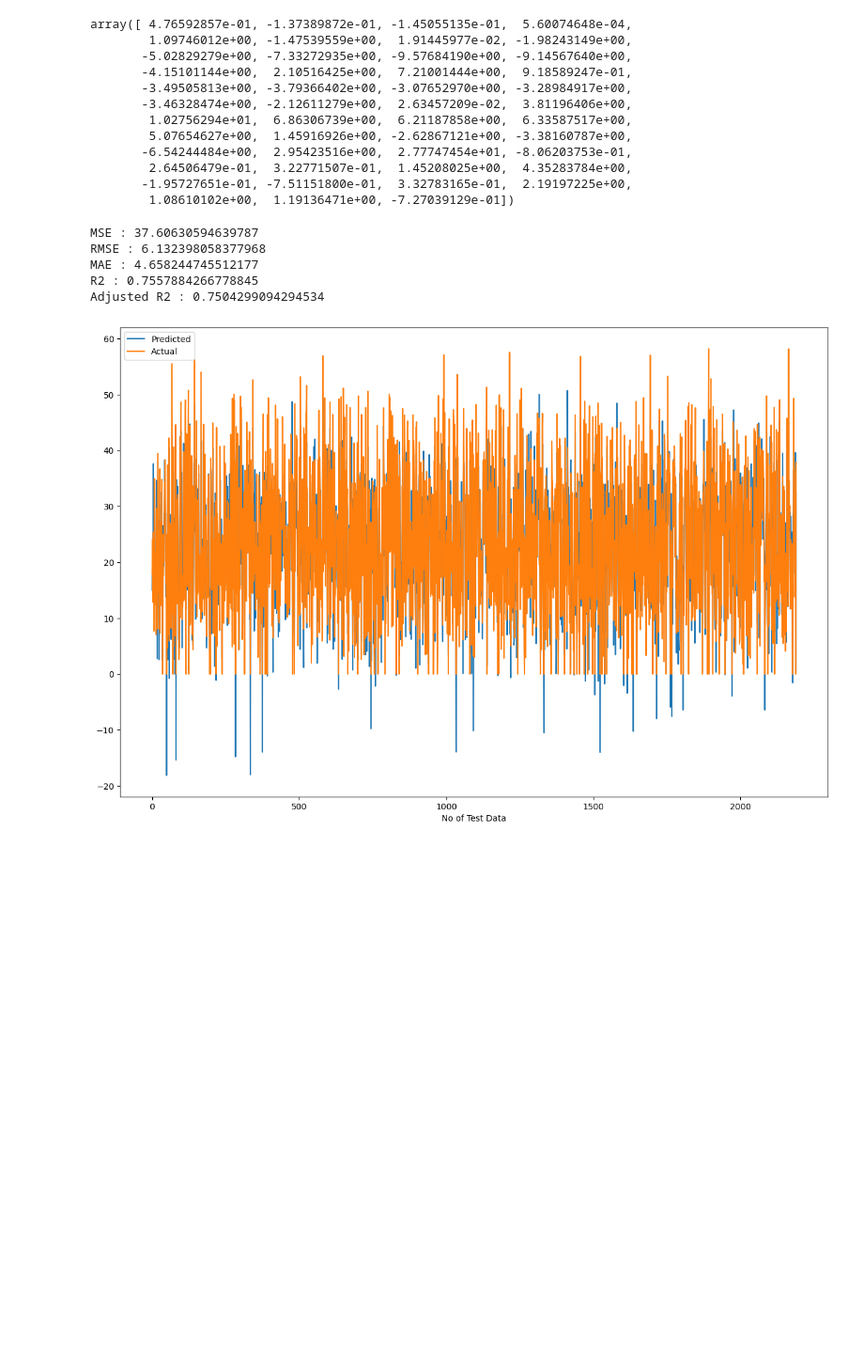
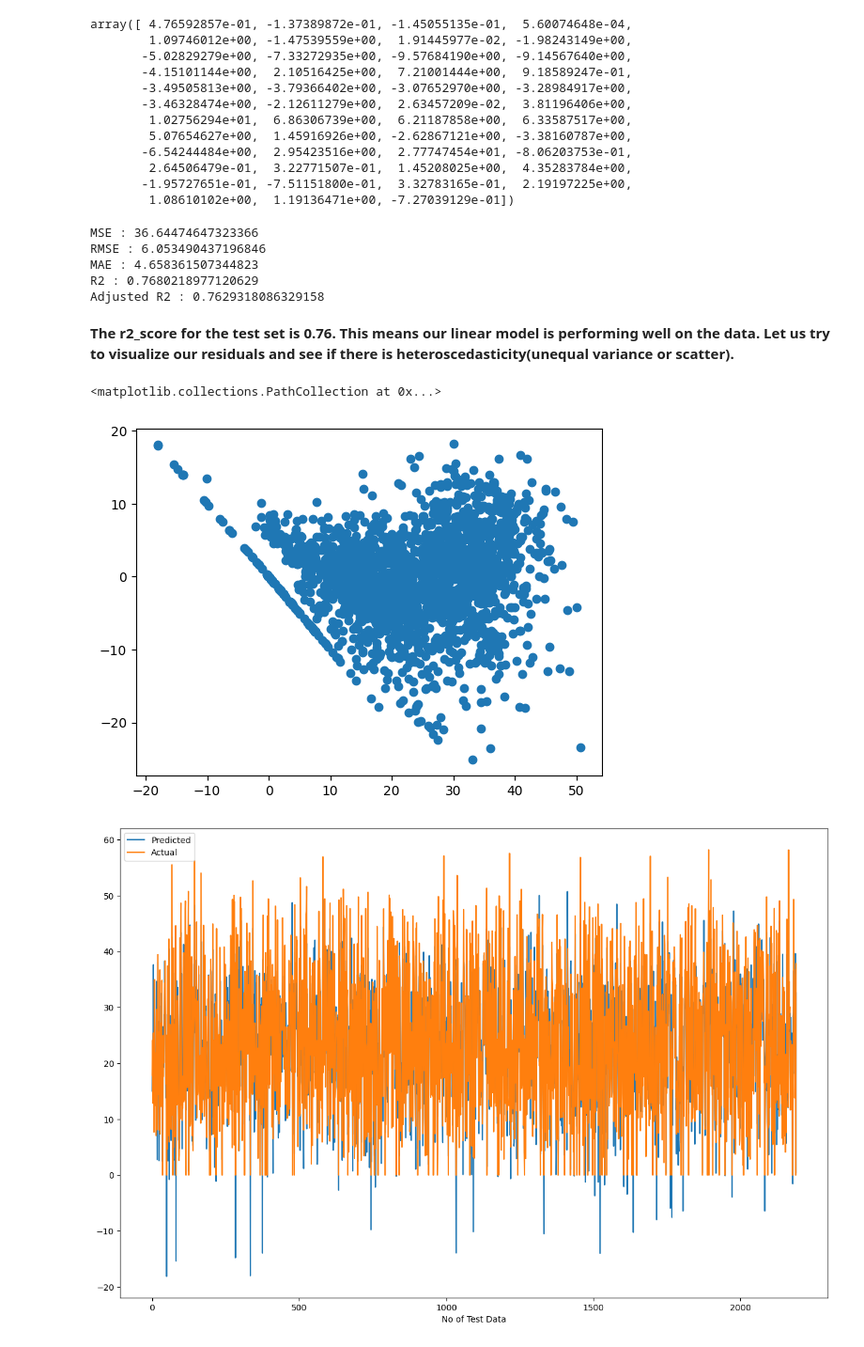
Before and after one commit to Bhoomikadayal/casptone-project---2-Regression, a Jupyter notebook: Bike_Sharing_Demand_Remake.ipynb, the cells around one changed output. Shown at 94% size. Drawn from its saved outputs; the diff is of its cells as text; code cells hidden in the pictures; blank space fills up the shorter version.

```diff
--- a/Bike_Sharing_Demand_Remake.ipynb
+++ b/Bike_Sharing_Demand_Remake.ipynb
@@ -820,7 +814,7 @@ y_pred_test=reg.predict(X_test)
 #import the packages
 from sklearn.metrics import mean_squared_error
 #calculate MSE
-MSE_lr= mean_squared_error((y_train), (y_pred_train))
+MSE_lr= mean_squared_error(y_test, y_pred_test)
 print("MSE :",MSE_lr)
 
 #calculate RMSE
@@ -829,21 +823,22 @@ print("RMSE :",RMSE_lr)
 
 
 #calculate MAE
-MAE_lr= mean_absolute_error(y_train, y_pred_train)
+MAE_lr= mean_absolute_error(y_test, y_pred_test)
 print("MAE :",MAE_lr)
-
 
 
 #import the packages
 from sklearn.metrics import r2_score
 #calculate r2 and adjusted r2
-r2_lr= r2_score(y_train, y_pred_train)
+r2_lr= r2_score((y_test), (y_pred_test))
 print("R2 :",r2_lr)
-Adjusted_R2_lr = (1-(1-r2_score(y_train, y_pred_train))*((X_test.shape[0]-1)/(X_test.shape[0]-X_test.shape[1]-1)) )
-print("Adjusted R2 :",1-(1-r2_score(y_train, y_pred_train))*((X_test.shape[0]-1)/(X_test.shape[0]-X_test.shape[1]-1)) )
+Adjusted_R2_lr = (1-(1-r2_score((y_test), (y_pred_test)))*((X_test.shape[0]-1)/(X_test.shape[0]-X_test.shape[1]-1)))
+print("Adjusted R2 :",Adjusted_R2_lr )
 # %% [output]
-MSE : 37.60630594639787
-RMSE : 6.132398058377968
-MAE : 4.658244745512177
-R2 : 0.7557884266778845
-Adjusted R2 : 0.7504299094294534
+MSE : 36.64474647323366
+RMSE : 6.053490437196846
+MAE : 4.658361507344823
+R2 : 0.7680218977120629
+Adjusted R2 : 0.7629318086329158
+# %% [markdown]
+**The r2_score for the test set is 0.76. This means our linear model is  performing well on the data. Let us try to visualize our residuals and see if there is heteroscedasticity(unequal variance or scatter).**
@@ -850,3 +855,9 @@ Adjusted R2 : 0.7504299094294534
+# %%
+### Heteroscadacity
+plt.scatter((y_pred_test),(y_test)-(y_pred_test))
+# %% [output]
+<matplotlib.collections.PathCollection at 0x...>
+[figure, added]
 # %%
 #Plot the figure
 plt.figure(figsize=(15,10))
```
Also changed, not shown: parts of 65 cells of this notebook.
